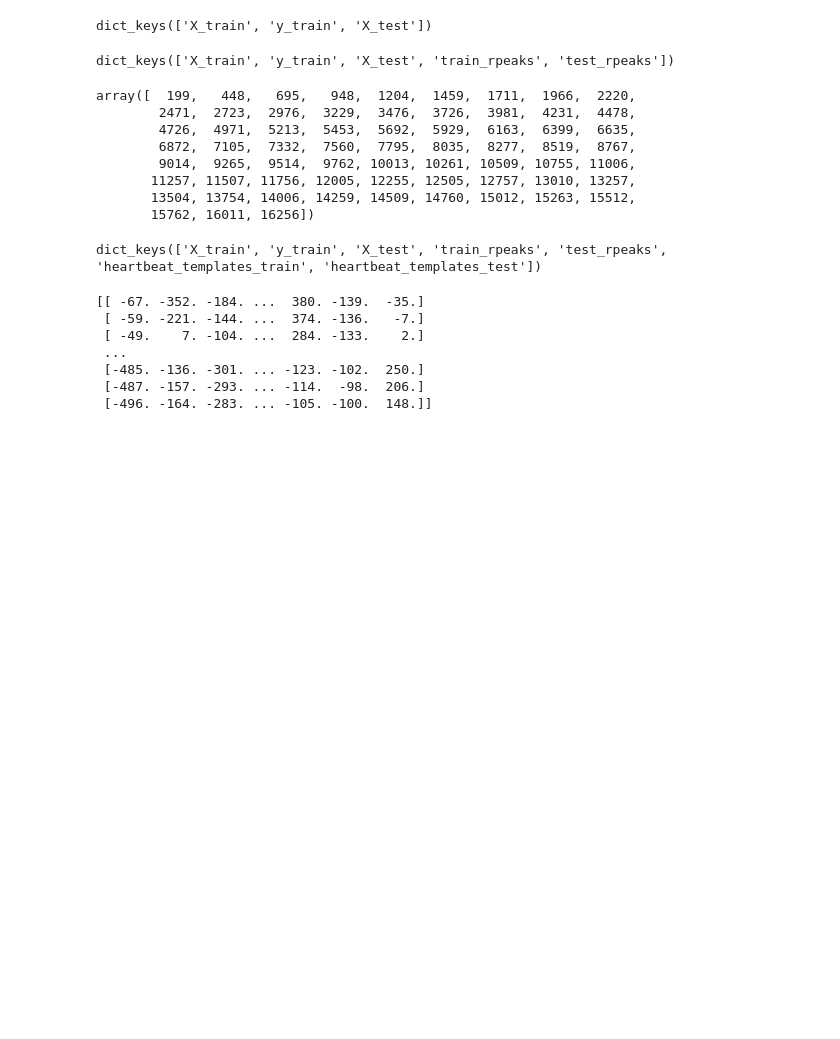
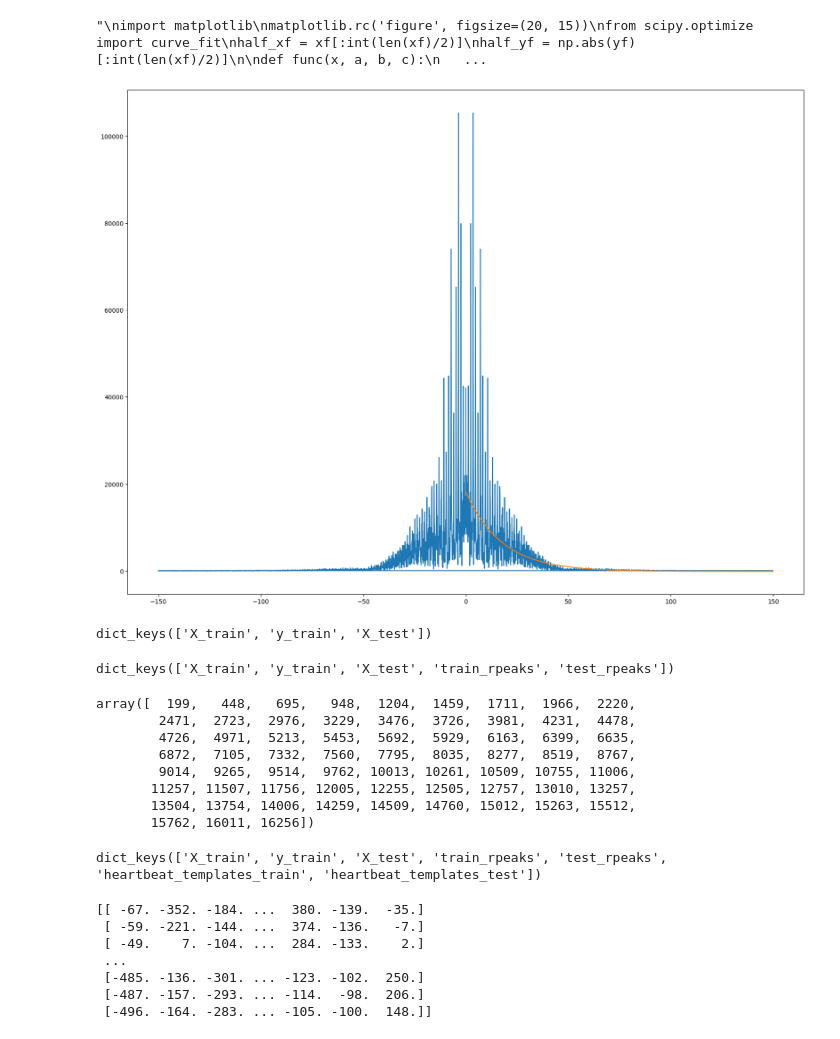
Before and after one commit to ChristopherKotthoff/AML_Task2, a Jupyter notebook: olin_testing.ipynb, the cells around one changed output. Saved outputs shown, nothing was run; the diff lists cells and outputs as text; code cells hidden in the pictures; blank space fills up the shorter version.

Commit message:
added fourier features

```diff
--- a/olin_testing.ipynb
+++ b/olin_testing.ipynb
@@ -25,0 +1,77 @@ data_dict = print(data_dict)
+# %%
+from chris import ldData, mlpClassification, biosppyRPeaks, biosppyExtract
+from pipeline import pipeline
+from heinrich import crop, inv
+import matplotlib.pyplot as plt
+from scipy.fft import fft, fftfreq
+import numpy as np
+from scipy.optimize import curve_fit
+
+
+hyper = {}
+data = pipeline([ ldData, crop, inv], hyper)
+this_ts = data["X_train"][0][:4000]
+#plt.plot(this_ts)
+
+def fft_features(clean_signal, nr_freq=12):
+
+    if len(clean_signal) == 0:
+        return 0
+
+    if len(clean_signal)%2 == 1:
+        clean_signal = clean_signal[:-1]
+
+    SAMPLE_RATE = 300 #Hz
+    DURATION = int(len(clean_signal)/SAMPLE_RATE)
+    N = SAMPLE_RATE * DURATION
+    cut = int((len(clean_signal) - N)/2)
+
+    # cut a piece from clean_signal that has
+    if cut == 0:
+        cut_signal = clean_signal
+    cut_signal = clean_signal[cut:-cut]
+
+    # do the Fast Fourier Transform (FFT)
+    yf = fft(cut_signal)
+    xf = fftfreq(N, 1 / SAMPLE_RATE)
+
+    # take the most important frequencies
+    pos_xf = xf[:int(len(xf)/2)]
+    pos_yf = np.abs(yf)[:int(len(xf)/2)]
+
+    tups = zip(pos_xf, pos_yf)
+    sorted_tups = sorted(tups, key=lambda x: x[1], reverse=True)[:nr_freq]
+    most_important_freq = [round(freq, 2) for freq, intensity in sorted_tups]   # feed this as feature
+
+    plt.plot(xf, abs(yf))
+
+    # model the width of the spectrum with an exponential
+    half_xf = xf[:int(len(xf)/2)]
+    half_yf = np.abs(yf)[:int(len(xf)/2)]
+
+    def func(x, a, b, c):
+        return a * np.exp(-b * x) + c
+    popt, pcov = curve_fit(func, half_xf, np.abs(half_yf))
+    plt.plot(half_xf, func(half_xf, *popt))
+
+    print(type(popt))
+    return most_important_freq, xf, yf
+
+
+most_important_freq, xf, yf = fft_features(this_ts)
+#plt.plot(xf, abs(yf))
+
+'''
+import matplotlib
+matplotlib.rc('figure', figsize=(20, 15))
+from scipy.optimize import curve_fit
+half_xf = xf[:int(len(xf)/2)]
+half_yf = np.abs(yf)[:int(len(xf)/2)]
+
+def func(x, a, b, c):
+    return a * np.exp(-b * x) + c
+
+popt, pcov = curve_fit(func, half_xf, np.abs(half_yf))
+plt.plot(half_xf, func(half_xf, *popt))
+'''
+# %% [output]
@@ -26,3 +80,5 @@ data_dict = print(data_dict)
+"\nimport matplotlib\nmatplotlib.rc('figure', figsize=(20, 15))\nfrom scipy.optimize import curve_fit\nhalf_xf = xf[:int(len(xf)/2)]\nhalf_yf = np.abs(yf)[:int(len(xf)/2)]\n\ndef func(x, a, b, c):\n   ...
+[figure, added]
 # %%
 print(data_dict.keys())
 
```
Also changed, not shown: parts of 2 cells of this notebook, 3 other files.
